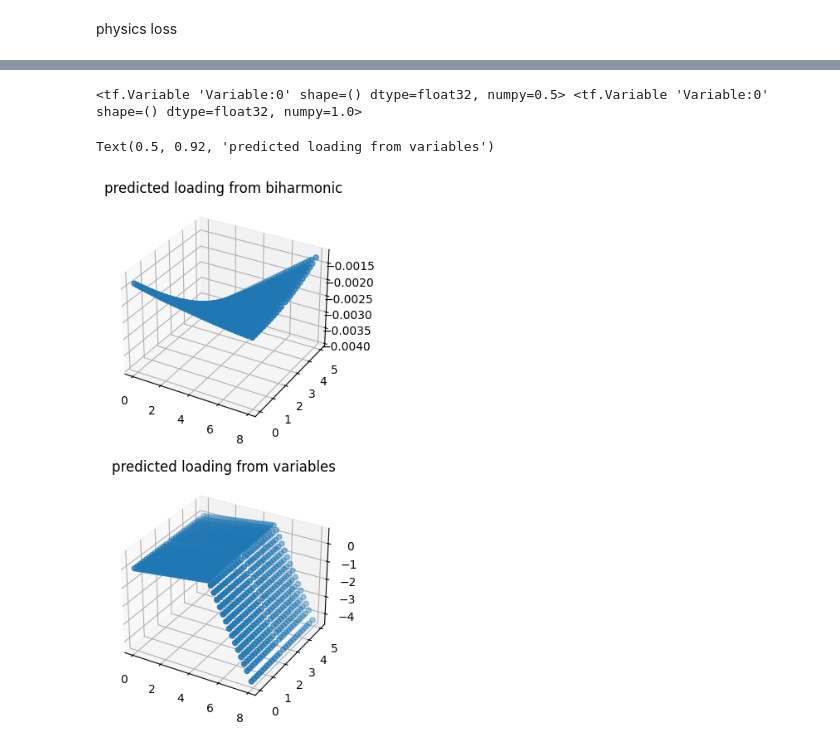
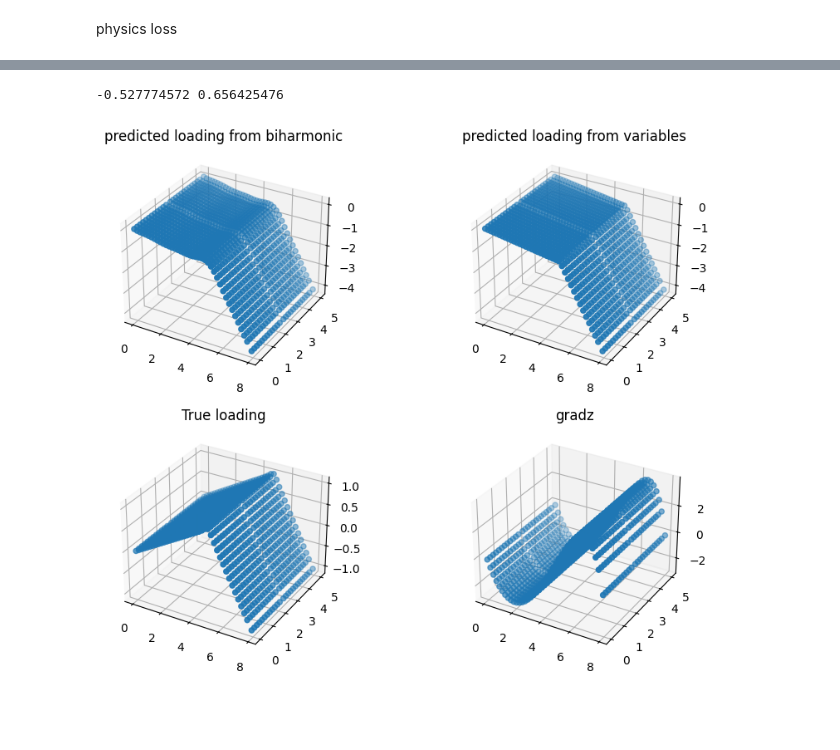
Before and after one commit to ShiyuanDengg/2D-Wall, a Jupyter notebook: 2D NoProp Prediction Final.ipynb, the cells around one changed output, grey strips where cells are left out. Drawn from its saved outputs; the diff is of its cells as text; code cells hidden in the pictures; blank space fills up the shorter version.

```diff
--- a/2D NoProp Prediction Final.ipynb
+++ b/2D NoProp Prediction Final.ipynb
@@ -84,3 +86,7 @@ ax.set_title('3D Surface Plot of Normalized Displacement DY')
 plt.show()
 # %% [output]
 [figure]
+# %%
+z, x = z_norm_flatten, x_norm_flatten
+
+tf.where(z - 0 < 1/zdim, 1.0, 0.0) + tf.where(1 - z < 1/zdim, 1.0, 0.0)
@@ -158,11 +205,11 @@ def laplacian(inputs, func = model):
         grad = tape1.gradient(f, inputs)  # shape (N, D)
         dz, dx = tf.unstack(grad, axis = -1)
 
+
     dz2 = tf.unstack(tape2.gradient(dz, inputs), axis = -1)[0]
     dx2 = tf.unstack(tape2.gradient(dx, inputs), axis = -1)[1]
 
-    return dz2 + dx2
-
+    return dz2 / z_max**2 + dx2 / x_max**2
 
 def first_order_grad(inputs):
     with tf.GradientTape() as tape:
@@ -326,22 +377,29 @@ plt.show()
 # %%
 bih = laplacian(zxstack, laplacian)
 
 cut = 0
 fig = plt.figure(figsize=(10, 8))
 
-ax1 = fig.add_subplot(211, projection = '3d')
-ax1.scatter(z_flatten[cut*xdim:], x_flatten[cut*xdim:], bih[cut*xdim:])
+ax1 = fig.add_subplot(221, projection = '3d')
+ax1.scatter(z_flatten[cut*xdim:], x_flatten[cut*xdim:], bih[cut*xdim:]* D * y_max / q_max)
 ax1.set_title('predicted loading from biharmonic')
 
-print(m_a, m_p)
+q_params = piecewise_q(z_norm_flatten_tf, x_norm_flatten_tf)
+ax2 = fig.add_subplot(222, projection = '3d')
+ax2.scatter(z_flatten[cut*xdim:], x_flatten[cut*xdim:], q_params[cut*xdim:]/q_max)
+ax2.set_title('predicted loading from variables')
 
-q_params = piecewise_q(z_norm_flatten_tf, x_norm_flatten_tf)
-ax1 = fig.add_subplot(212, projection = '3d')
-ax1.scatter(z_flatten[cut*xdim:], x_flatten[cut*xdim:], q_params[cut*xdim:]/q_max)
-ax1.set_title('predicted loading from variables')
+ax3 = fig.add_subplot(223, projection = '3d')
+ax3.scatter(z_flatten[cut*xdim:], x_flatten[cut*xdim:], q_true[cut*xdim:]/q_max)
+ax3.set_title('True loading')
+
+gz, gx = tf.unstack(first_order_grad(zxstack), axis = -1)
+ax4 = fig.add_subplot(224, projection = '3d')
+ax4.scatter(z_flatten[cut*xdim:], x_flatten[cut*xdim:], gz[cut*xdim:])
+ax4.set_title('gradz')
+tf.print(m_a, m_p)
 # %% [output]
-<tf.Variable 'Variable:0' shape=() dtype=float32, numpy=0.5> <tf.Variable 'Variable:0' shape=() dtype=float32, numpy=1.0>
+-0.527774572 0.656425476
-Text(0.5, 0.92, 'predicted loading from variables')
-[figure, old version]
+[figure, new version]
 # %%
 epoch_plot = np.arange(len(history_params["m_a"]))
```
Also changed, not shown: parts of 13 cells of this notebook.
